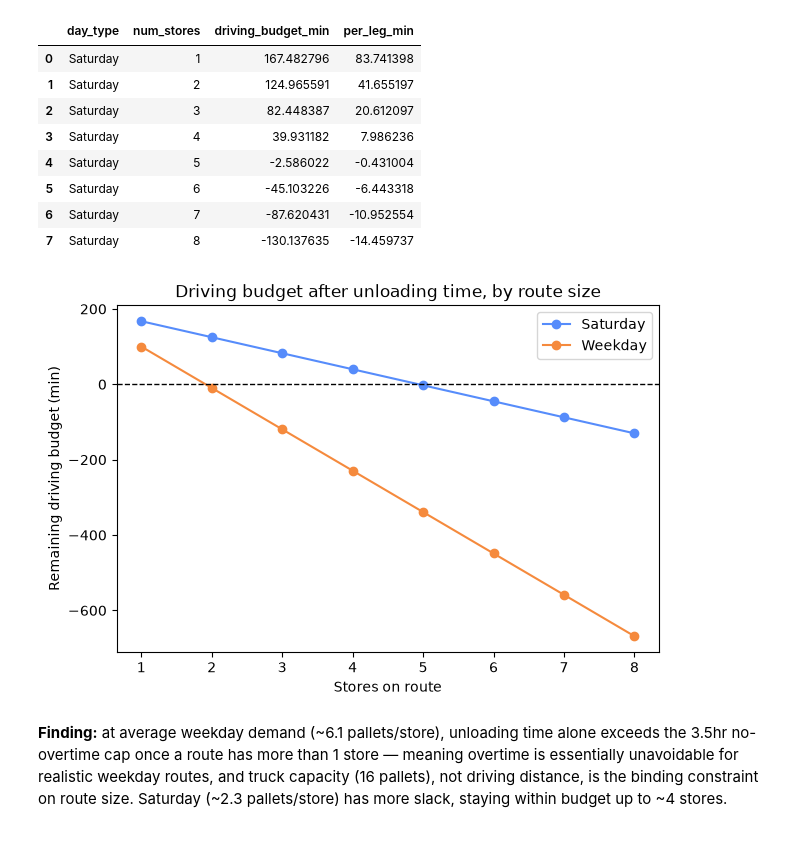
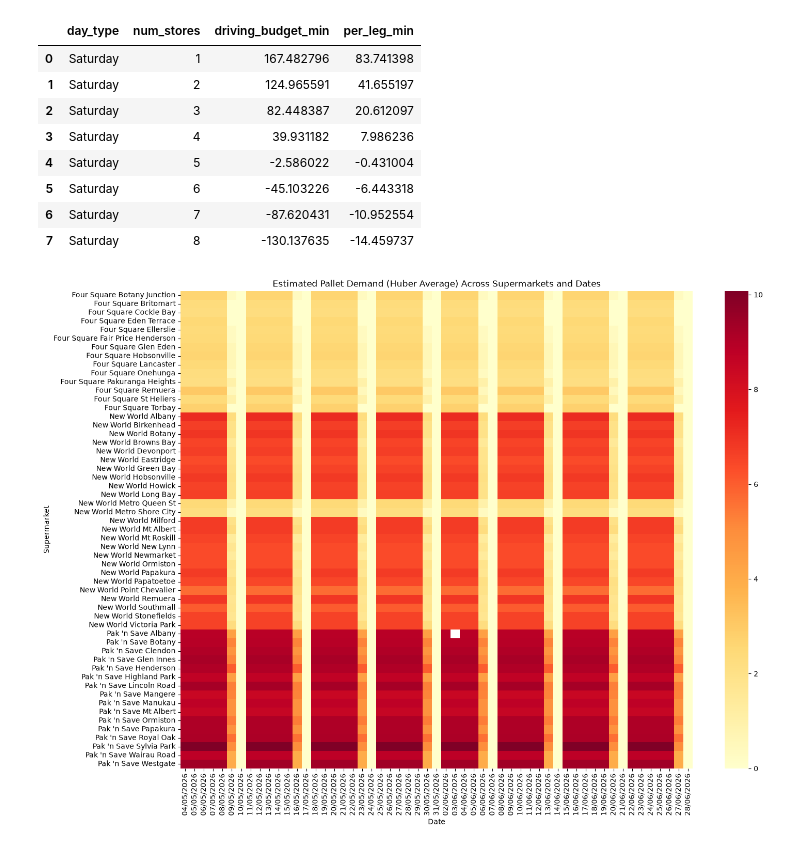
Before and after one commit to avi-nz/ENGSCI-263-Team-01, a Jupyter notebook: main.ipynb, the cells around one changed output. Cells and saved outputs as stored; diff of their text form; code cells hidden in the pictures.

Commit message:
added heat map with huber average

```diff
--- a/main.ipynb
+++ b/main.ipynb
@@ -164,19 +164,34 @@ saturday_table
 | 5 | Saturday | 6 | -45.103226 | -6.443318 |
 | 6 | Saturday | 7 | -87.620431 | -10.952554 |
 | 7 | Saturday | 8 | -130.137635 | -14.459737 |
-# %%
-fig, ax = plt.subplots(figsize=(7, 4.5))
-
-for label, group in budget_df.groupby("day_type"):
-    ax.plot(group["num_stores"], group["driving_budget_min"], marker="o", label=label)
-
-ax.axhline(0, color="black", linewidth=1, linestyle="--")
-ax.set_xlabel("Stores on route")
-ax.set_ylabel("Remaining driving budget (min)")
-ax.set_title("Driving budget after unloading time, by route size")
-ax.legend()
-plt.show()
-# %% [output]
-[figure, removed]
-# %% [markdown]
-**Finding:** at average weekday demand (~6.1 pallets/store), unloading time alone exceeds the 3.5hr no-overtime cap once a route has more than 1 store — meaning overtime is essentially unavoidable for realistic weekday routes, and truck capacity (16 pallets), not driving distance, is the binding constraint on route size. Saturday (~2.3 pallets/store) has more slack, staying within budget up to ~4 stores.
+# %%
+import seaborn as sns
+import numpy as np
+
+demand_df = load_demand()
+
+weekday_avg = weekday_average(demand_df).set_index("store")["huber_mean_pallets"]
+saturday_avg = saturday_average(demand_df).set_index("store")["huber_mean_pallets"]
+
+def estimated_value(row):
+    wd = row["date"].weekday()
+    if wd < 5:
+        return weekday_avg.get(row["store"], np.nan)
+    elif wd == 5:
+        return saturday_avg.get(row["store"], np.nan)
+    return 0  # Sunday — no deliveries
+
+demand_df["estimated_pallets"] = demand_df.apply(estimated_value, axis=1)
+
+pivot_df = demand_df.pivot_table(index="store", columns="date", values="estimated_pallets")
+pivot_df = pivot_df.reindex(sorted(pivot_df.columns), axis=1)
+pivot_df.columns = pivot_df.columns.strftime("%d/%m/%Y")
+
+fig, ax = plt.subplots(figsize=(16, 12))
+sns.heatmap(pivot_df, cmap="YlOrRd", ax=ax)
+ax.set_title("Estimated Pallet Demand (Huber Average) Across Supermarkets and Dates")
+ax.set_xlabel("Date")
+ax.set_ylabel("Supermarket")
+plt.show()
+# %% [output]
+[figure, added]
```
Also changed, not shown: parts of 2 cells of this notebook, 3 other files.
